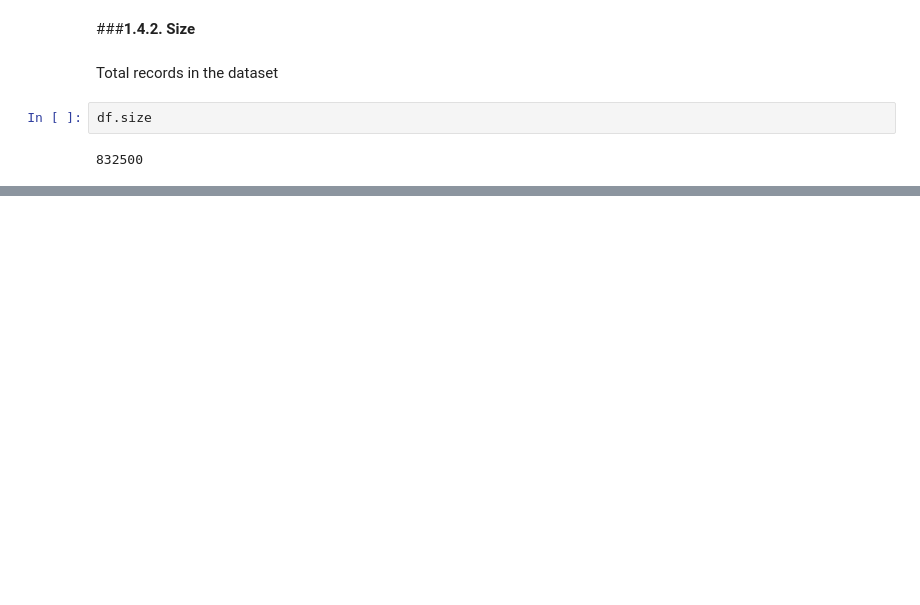
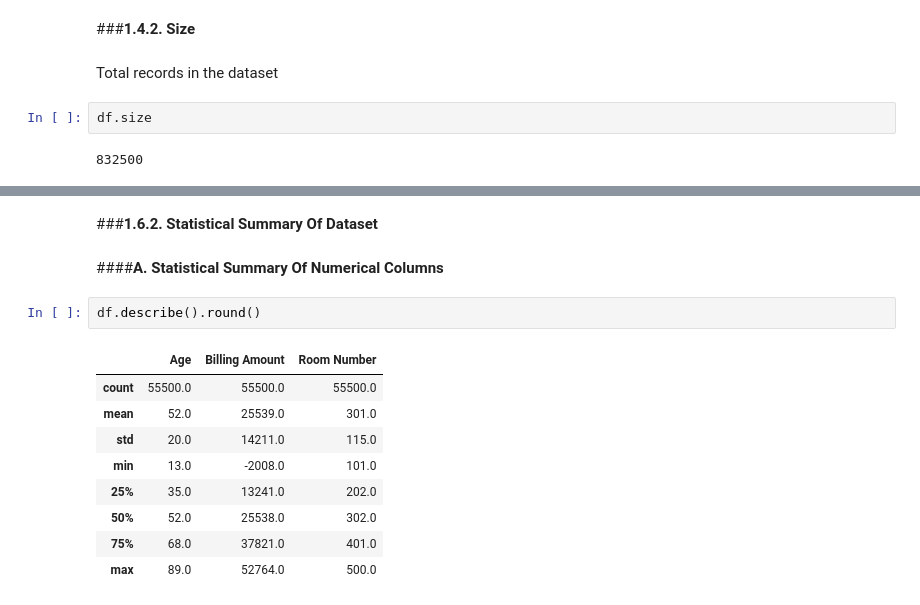
Before and after one commit to Sagarjain93/Healthcare, a Jupyter notebook: Healthcare.ipynb, the cells around one changed output, grey strips where cells are left out. Cells and saved outputs as stored; diff of their text form; blank space fills up the shorter version.

```diff
--- a/Healthcare.ipynb
+++ b/Healthcare.ipynb
@@ -91,0 +138,16 @@ df.size
+# %% [markdown]
+###**1.6.2. Statistical Summary Of Dataset**
+# %% [markdown]
+####**A. Statistical Summary Of Numerical Columns**
+# %%
+df.describe().round()
+# %% [output]
+|  | Age | Billing Amount | Room Number |
+| count | 55500.0 | 55500.0 | 55500.0 |
+| mean | 52.0 | 25539.0 | 301.0 |
+| std | 20.0 | 14211.0 | 115.0 |
+| min | 13.0 | -2008.0 | 101.0 |
+| 25% | 35.0 | 13241.0 | 202.0 |
+| 50% | 52.0 | 25538.0 | 302.0 |
+| 75% | 68.0 | 37821.0 | 401.0 |
+| max | 89.0 | 52764.0 | 500.0 |
```
Also changed, not shown: parts of 24 cells of this notebook.
